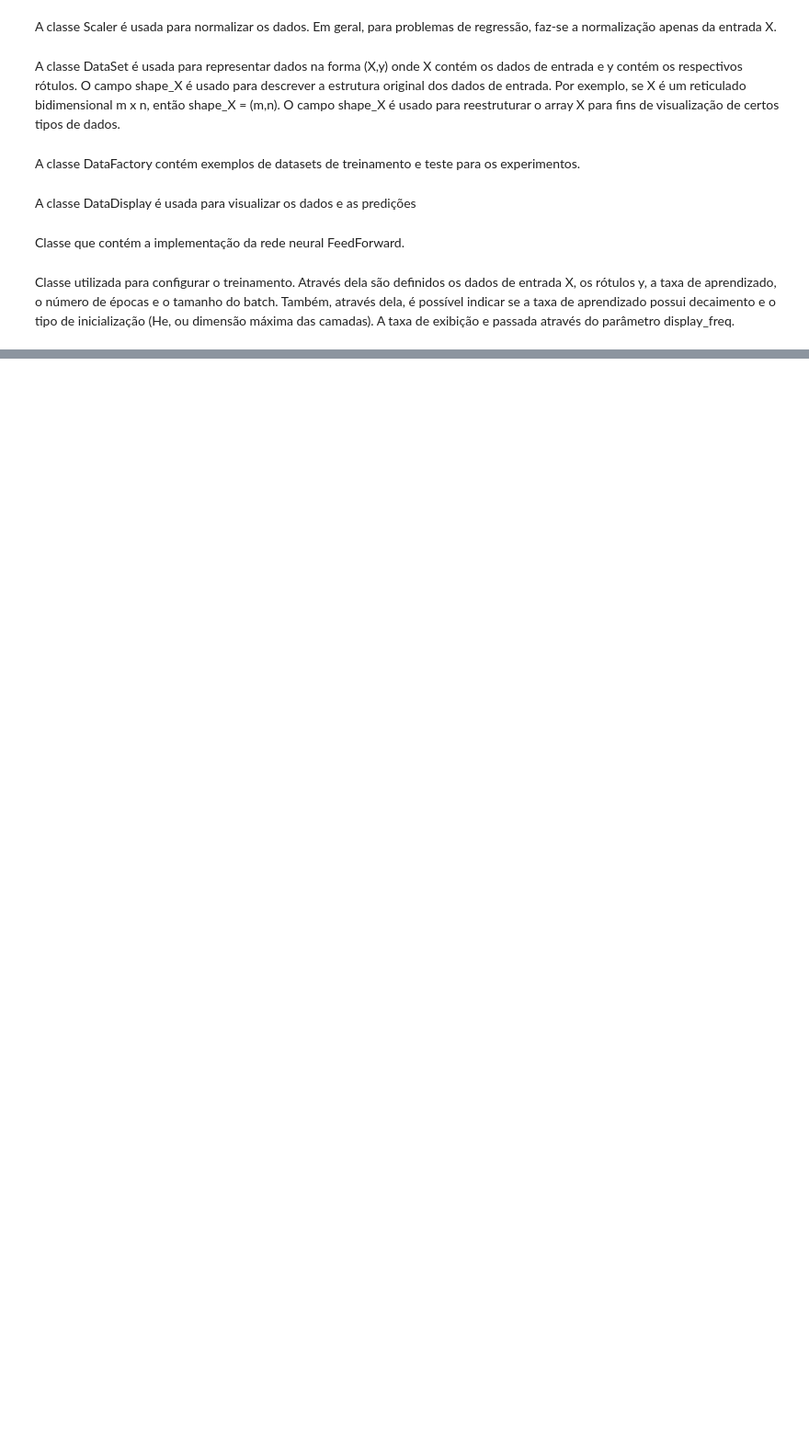
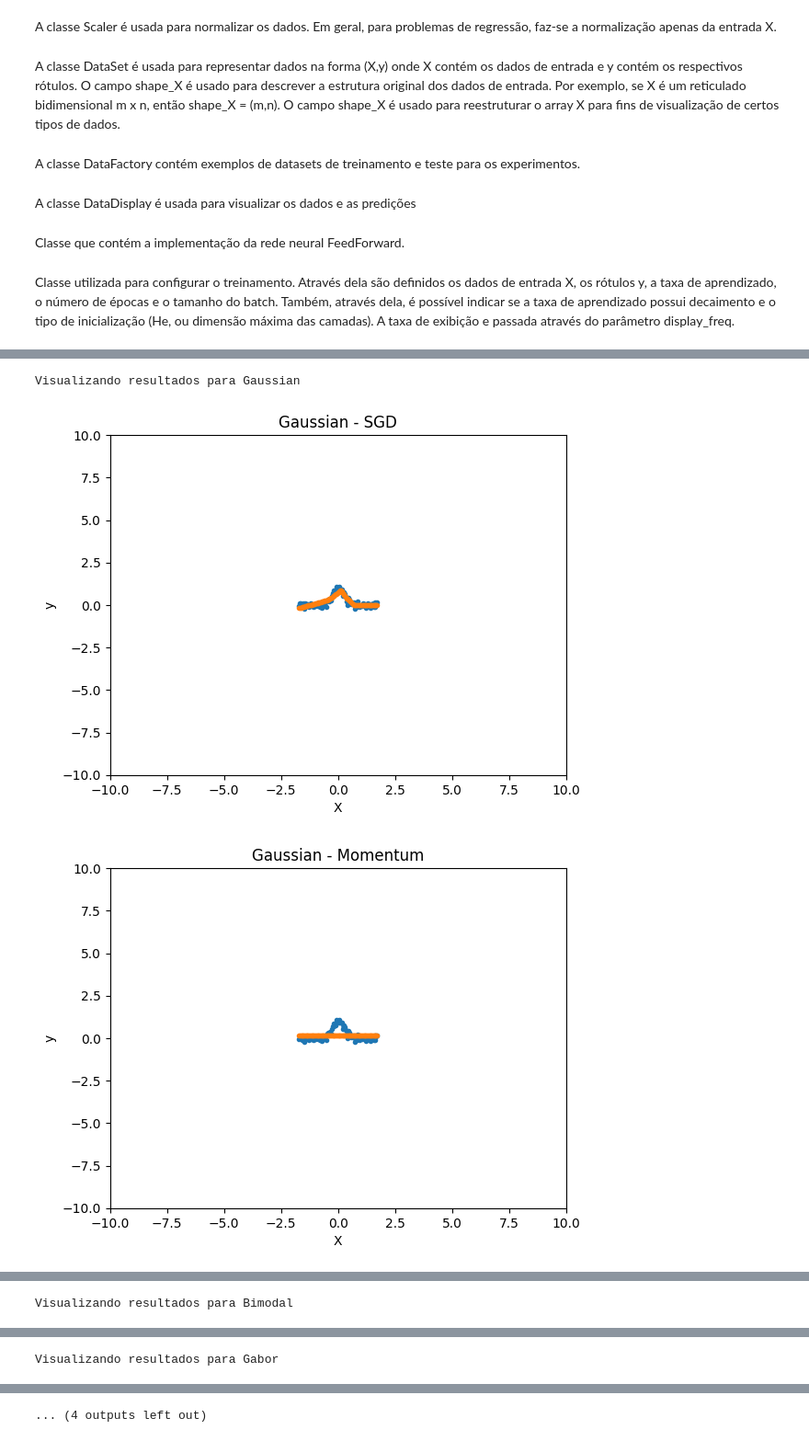
Before and after one commit to dabmenez/deep_learning_uff, a Jupyter notebook: trabalho1/Primeiro_Trabalho_SimpleFNN_Versao_Alunos_resps.ipynb, the cells around one changed output, grey strips where cells are left out. Shown at 92% size. Saved outputs shown, nothing was run; the diff lists cells and outputs as text; code cells hidden in the pictures; blank space fills up the shorter version.

Commit message:
adicinando uns arquivos para testes

```diff
--- a/trabalho1/Primeiro_Trabalho_SimpleFNN_Versao_Alunos_resps.ipynb
+++ b/trabalho1/Primeiro_Trabalho_SimpleFNN_Versao_Alunos_resps.ipynb
@@ -1465,0 +1314,19 @@ DataDisplay.display_param_surface([sphere_dataset_test, sphere_pred_test],x_lim_
+# %%
+# Análise dos resultados
+print("\nAnálise dos Resultados")
+print("=" * 80)
+
+datasets = {
+    "Gaussian": gaussian_results,
+    "Bimodal": bimodal_results,
+    "Gabor": gabor_results,
+    "Circle": circle_results
+}
+
+for dataset_name, results in datasets.items():
+    print(f"\nDataset: {dataset_name}")
+    print("-" * 40)
+    for method, metrics in results.items():
+        print(f"{method}:")
+        print(f"  Train Loss: {metrics['train_loss']:.6f}")
+        print(f"  Test Loss: {metrics['test_loss']:.6f}")
@@ -1465,0 +1351,28 @@ DataDisplay.display_param_surface([sphere_dataset_test, sphere_pred_test],x_lim_
+# %%
+# Visualização dos resultados
+for dataset_name, results in datasets.items():
+    print(f"\nVisualizando resultados para {dataset_name}")
+    if dataset_name in ["Gaussian", "Bimodal", "Gabor"]:
+        for method, metrics in results.items():
+            net = metrics['network']
+            X_test = datasets[dataset_name][method]['network'].config.X
+            y_test = datasets[dataset_name][method]['network'].config.y
+            pred = net.predictAll(X_test)
+            DataDisplay.display_func_1D(
+                [DataSet(X_test, y_test), DataSet(X_test, pred)],
+                title=f"{dataset_name} - {method}"
+            )
+    elif dataset_name == "Circle":
+        for method, metrics in results.items():
+            net = metrics['network']
+            X_test = datasets[dataset_name][method]['network'].config.X
+            y_test = datasets[dataset_name][method]['network'].config.y
+            pred = net.predictAll(X_test)
+            DataDisplay.display_param_curv_2D(
+                [DataSet(X_test, y_test), DataSet(X_test, pred)],
+                title=f"{dataset_name} - {method}"
+            )
+# %% [output]
+Visualizando resultados para Gaussian
+[figure, added]
+[figure, added]
@@ -1465,0 +1380 @@ DataDisplay.display_param_surface([sphere_dataset_test, sphere_pred_test],x_lim_
+Visualizando resultados para Bimodal
@@ -1465,0 +1384 @@ DataDisplay.display_param_surface([sphere_dataset_test, sphere_pred_test],x_lim_
+Visualizando resultados para Gabor
@@ -1465,0 +1388 @@ DataDisplay.display_param_surface([sphere_dataset_test, sphere_pred_test],x_lim_
+... (4 outputs left out)
```
Also changed, not shown: parts of 35 cells of this notebook, 3 other files.
